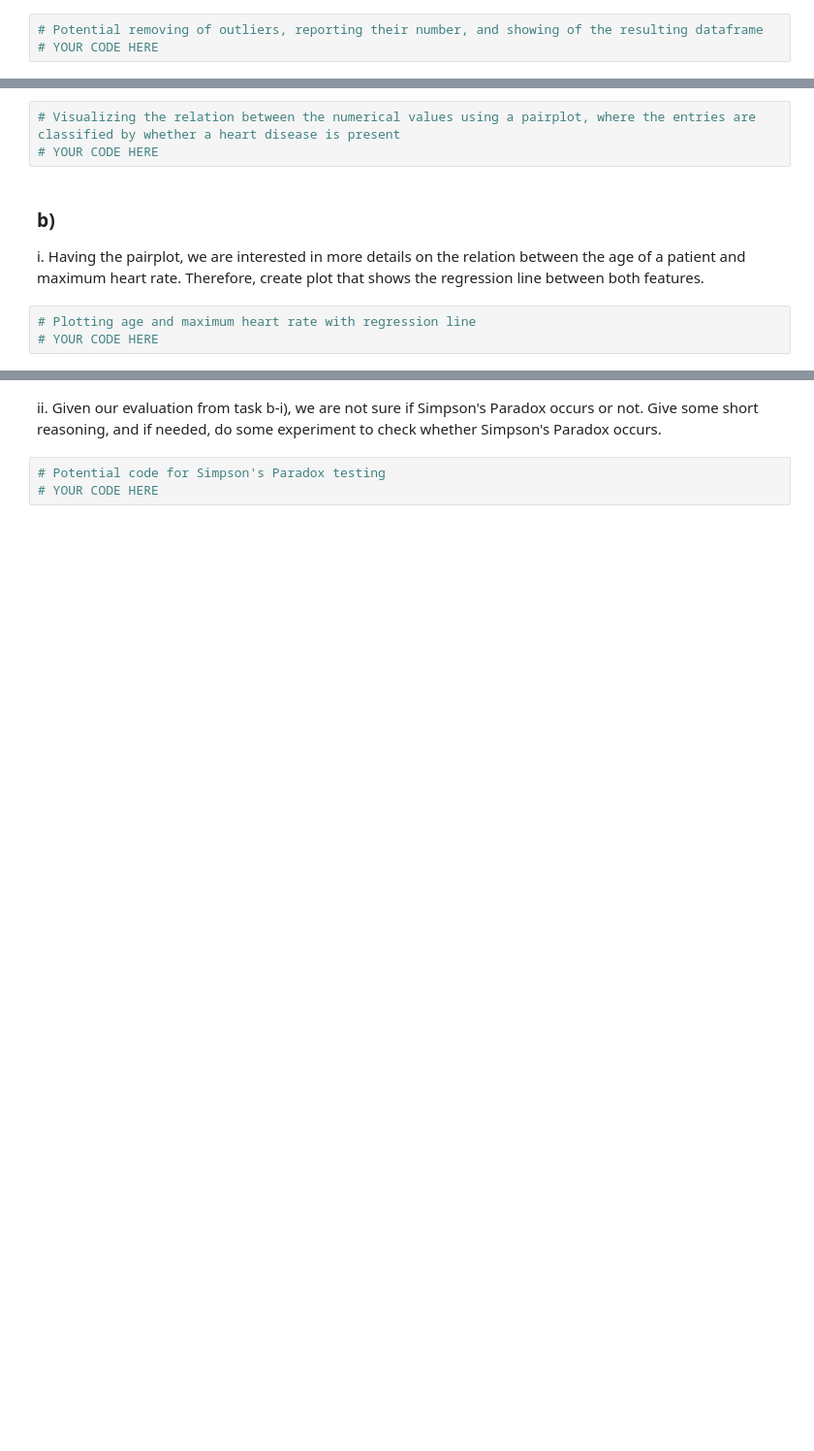
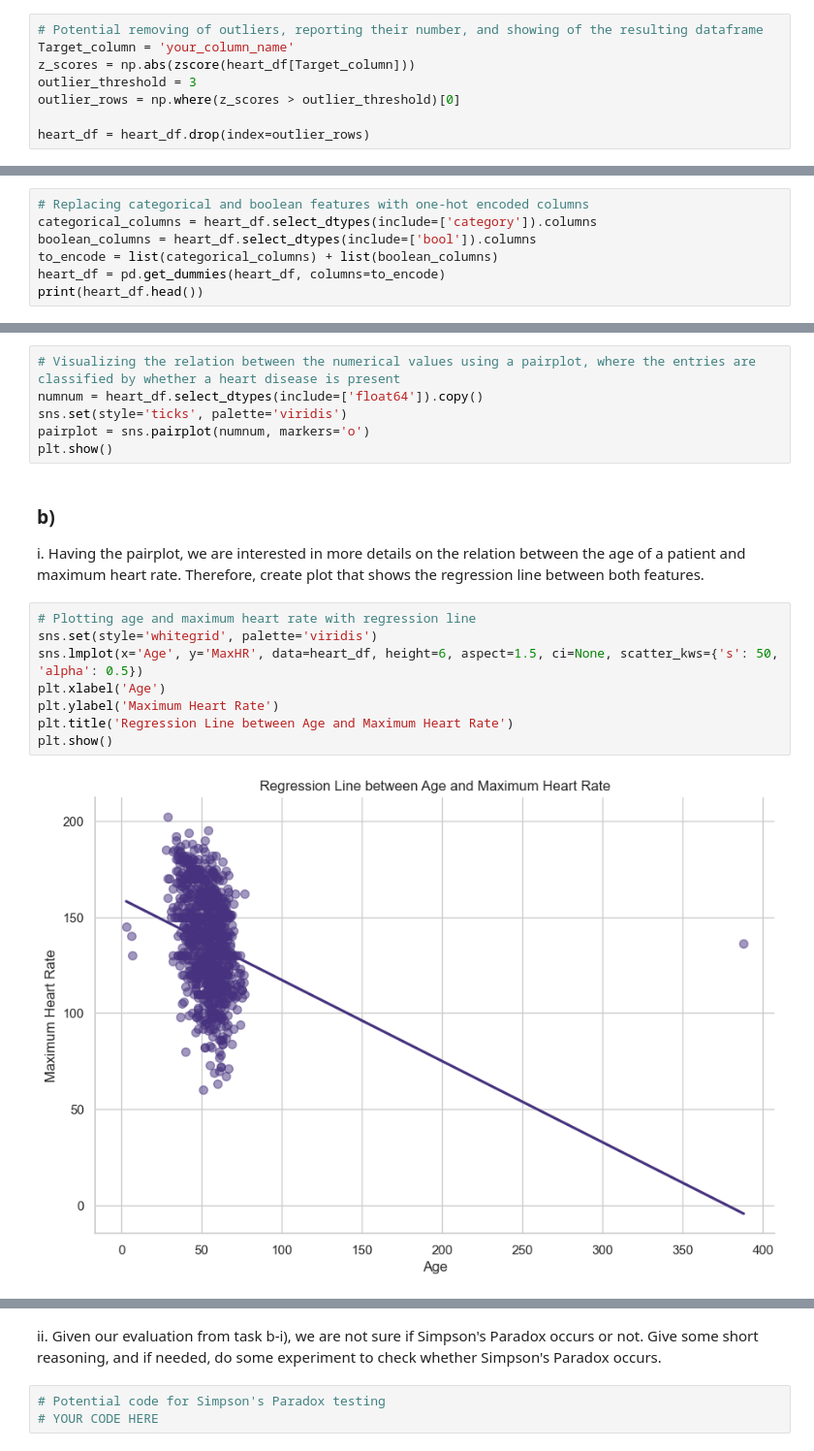
Before and after one commit to sillyduckyluck/IDS_part_2, a Jupyter notebook: Part_2/Q1_Preprocessing_Visualization.ipynb, the cells around one changed output, grey strips where cells are left out. Shown at 97% size. Drawn from its saved outputs; the diff is of its cells as text; blank space fills up the shorter version.

```diff
--- a/Part_2/Q1_Preprocessing_Visualization.ipynb
+++ b/Part_2/Q1_Preprocessing_Visualization.ipynb
@@ -153,4 +193,9 @@ iii. Decide and briefly reason which entries can be kept such that some values c
 __Student Answer:__ _your answer goes here_
 # %%
 # Potential removing of outliers, reporting their number, and showing of the resulting dataframe
-# YOUR CODE HERE
+Target_column = 'your_column_name'
+z_scores = np.abs(zscore(heart_df[Target_column]))
+outlier_threshold = 3
+outlier_rows = np.where(z_scores > outlier_threshold)[0]
+
+heart_df = heart_df.drop(index=outlier_rows)
@@ -164,0 +216,7 @@ iv. To give yourself a better insight, plot the resulting dataframe again using
+# %%
+# Replacing categorical and boolean features with one-hot encoded columns
+categorical_columns = heart_df.select_dtypes(include=['category']).columns
+boolean_columns = heart_df.select_dtypes(include=['bool']).columns
+to_encode = list(categorical_columns) + list(boolean_columns)
+heart_df = pd.get_dummies(heart_df, columns=to_encode)
+print(heart_df.head())
@@ -193,10 +273,20 @@ In this question, we continue using the preprocessed data from Part I.
 In this task, visualize the relation by plotting each pair of numerical features. Visualize the instances in the pairplots of those individuals that have and that do not have heart disease.
 # %%
 # Visualizing the relation between the numerical values using a pairplot, where the entries are classified by whether a heart disease is present
-# YOUR CODE HERE
+numnum = heart_df.select_dtypes(include=['float64']).copy()
+sns.set(style='ticks', palette='viridis')
+pairplot = sns.pairplot(numnum, markers='o')
+plt.show()
 # %% [markdown]
 ### b)
 i. Having the pairplot, we are interested in more details on the relation between the age of a patient and maximum heart rate. Therefore, create plot that shows the regression line between both features.
 # %%
 # Plotting age and maximum heart rate with regression line
-# YOUR CODE HERE
+sns.set(style='whitegrid', palette='viridis')
+sns.lmplot(x='Age', y='MaxHR', data=heart_df, height=6, aspect=1.5, ci=None, scatter_kws={'s': 50, 'alpha': 0.5})
+plt.xlabel('Age')
+plt.ylabel('Maximum Heart Rate')
+plt.title('Regression Line between Age and Maximum Heart Rate')
+plt.show()
+# %% [output]
+[figure, added]
```
Also changed, not shown: parts of 30 cells of this notebook.
